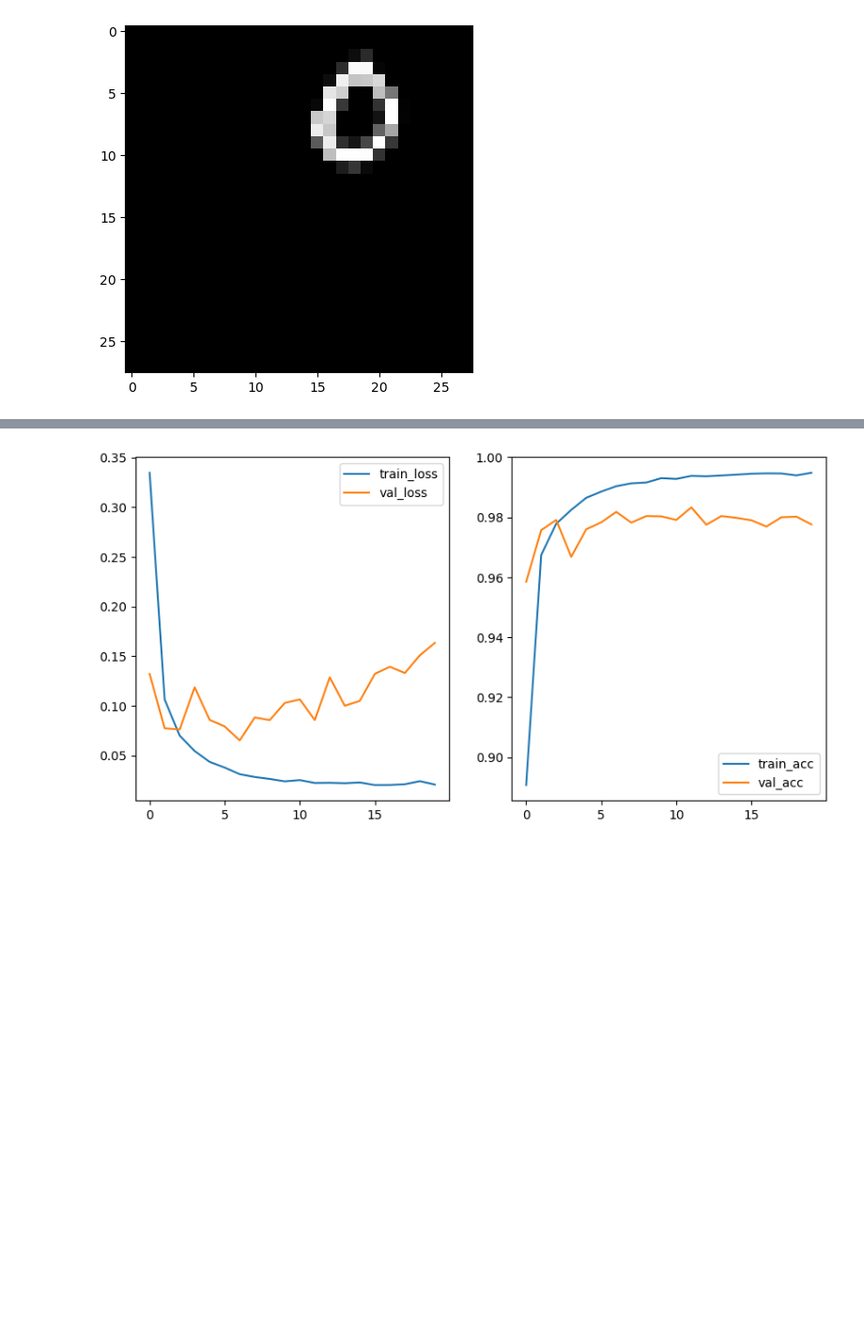
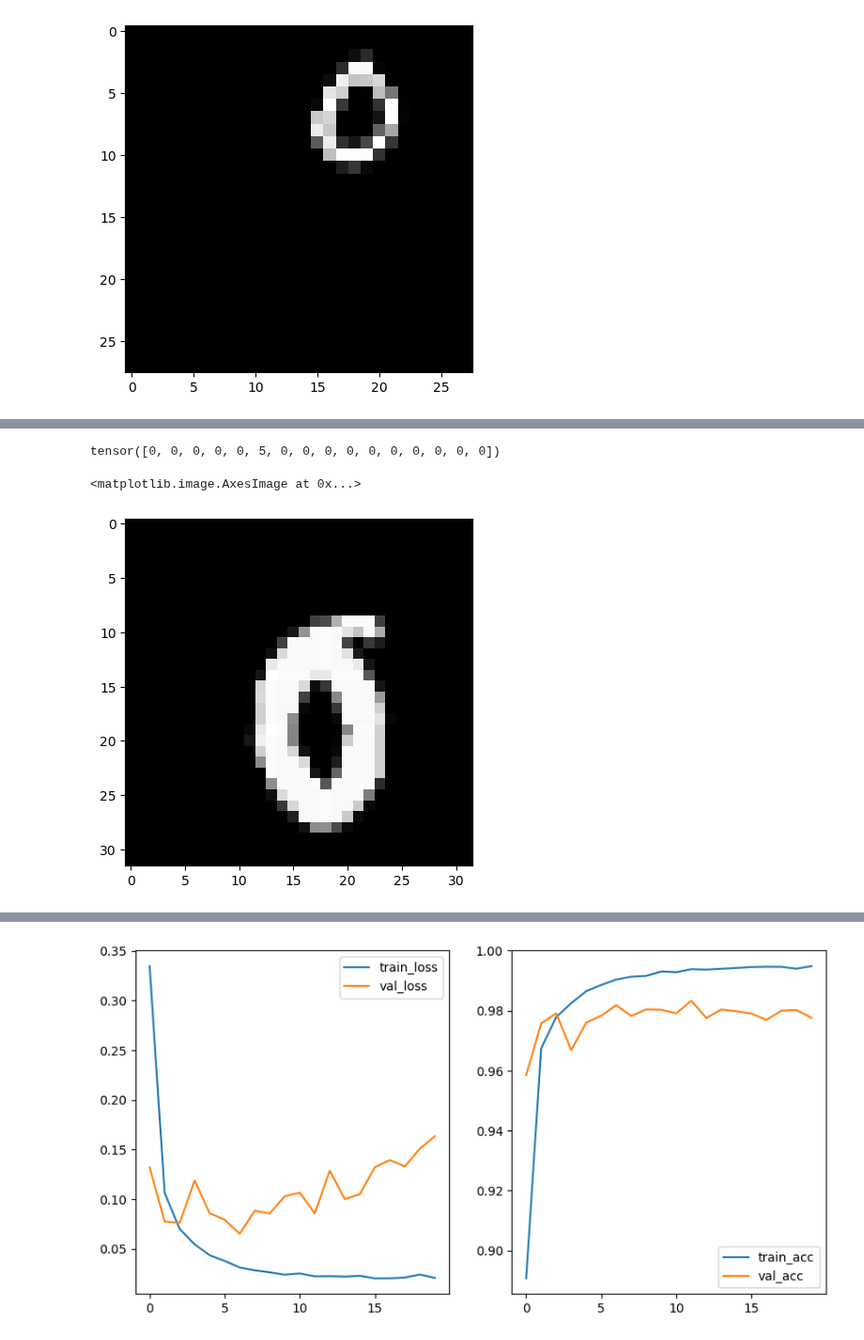
Before and after one commit to BaconDavid/CRLM_Internship_Project, a Jupyter notebook: Jupyter_Test/DL.ipynb, the cells around one changed output, grey strips where cells are left out. Shown at 94% size. Drawn from its saved outputs; the diff is of its cells as text; code cells hidden in the pictures; blank space fills up the shorter version.

```diff
--- a/Jupyter_Test/DL.ipynb
+++ b/Jupyter_Test/DL.ipynb
@@ -447,12 +400,13 @@ class Net(nn.Module):
         self.conv2 = nn.Conv2d(16, out_channels=32, kernel_size=(3,3), stride=1, padding=1)
         self.conv3 = nn.Conv2d(32, out_channels=64, kernel_size=(3,3), stride=1, padding=1)
         self.pool = nn.MaxPool2d(2, 2)
-        self.fc = nn.Linear(in_features=64*3*3, out_features=10)
+        self.fc = nn.Linear(in_features=64*4*4, out_features=10)
 
     def forward(self, x):
         x = self.pool(F.relu(self.conv1(x)))
         x = self.pool(F.relu(self.conv2(x)))
         x = self.pool(F.relu(self.conv3(x)))
+        print(x.shape)
         x = torch.flatten(x, start_dim=1)  # Flatten the output for the fully connected layer
         x = self.fc(x)
         return x
@@ -575,0 +512,4 @@ epoch_v_acc_values_
+# %%
+for i,(img,label) in enumerate(data_loader_val):
+    img,label = img.to('cpu'),label.to('cpu')
+    break
@@ -575,0 +535,12 @@ epoch_v_acc_values_
+# %%
+rs
+# %% [output]
+tensor([0, 0, 0, 0, 0, 5, 0, 0, 0, 0, 0, 0, 0, 0, 0, 0])
+# %%
+import os
+os.environ['KMP_DUPLICATE_LIB_OK']='TRUE'
+import matplotlib.pyplot as plt
+plt.imshow(img[5][0],cmap='gray')
+# %% [output]
+<matplotlib.image.AxesImage at 0x...>
+[figure, added]
```
Also changed, not shown: parts of 12 cells of this notebook, 7 other files.
